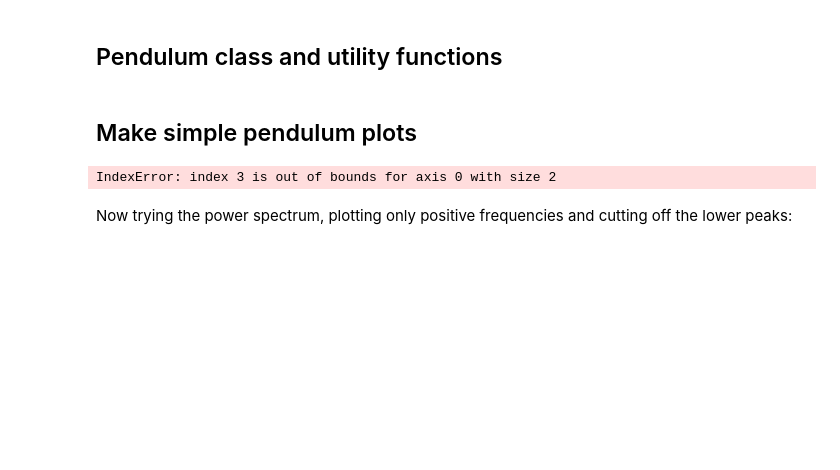
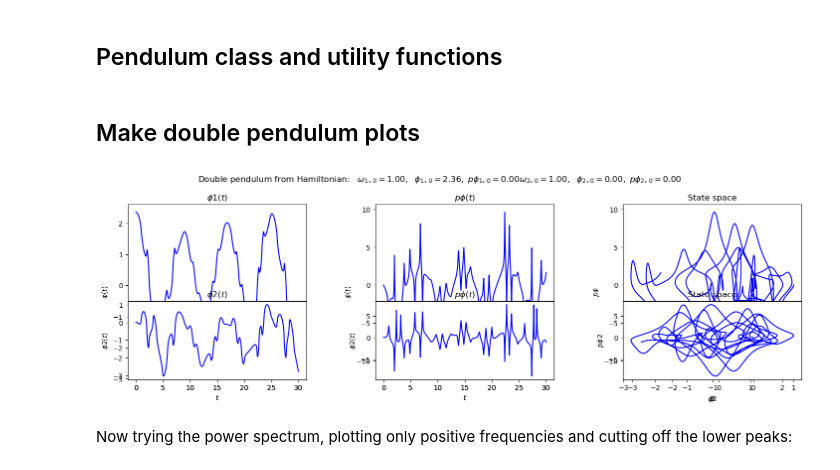
Before and after one commit to doyle340/Physics-5300, a Jupyter notebook: DoublePendulumNotebook.ipynb, the cells around one changed output. Drawn from its saved outputs; the diff is of its cells as text; code cells hidden in the pictures; blank space fills up the shorter version.

```diff
--- a/DoublePendulumNotebook.ipynb
+++ b/DoublePendulumNotebook.ipynb
@@ -177,6 +171,6 @@ def start_stop_indices(t_pts, plot_start, plot_stop):
     stop_index = (np.fabs(t_pts-plot_stop)).argmin()  # index in t_pts array
     return start_index, stop_index
 # %% [markdown]
-## Make simple pendulum plots
+## Make double pendulum plots
 # %%
 # Labels for individual plot axes
@@ -203,61 +201,98 @@ p1 = HamiltonianPendulum(L1=L1, L2=L2, g=g, mass1=mass1, mass2=mass2)
 # both plots: same initial conditions
 phi1_0 = (3./4.)*np.pi
 p_phi1_0 = 0.
-phi2_0 = (3./4.)*np.pi
+phi2_0 = 0.
 p_phi2_0 = 0.
-phi1, p_phi1, phi2, p_phi2 = p1.solve_ode(t_pts,
-                                          phi1_0,
-                                          p_phi1_0,
-                                          phi2_0,
+phi1, p_phi1, phi2, p_phi2 = p1.solve_ode(t_pts, \
+                                          phi1_0, \
+                                          p_phi1_0, \
+                                          phi2_0, \
                                           p_phi2_0)
 
 
 # start the plot!
 fig = plt.figure(figsize=(15,5))
-overall_title = 'Simple pendulum from Hamiltonian:  ' + \
-                rf' $\omega1_0 = {p1.omega1_0:.2f},$' + \
-                rf'  $\phi1_0 = {phi1_0:.2f},$' + \
-                rf' $p_phi1_0 = {p_phi1_0:.2f}$' + \
-                '\n'     # \n means a new line (adds some space here)
+overall_title = 'Double pendulum from Hamiltonian:  ' + \
+                rf' $\omega_1,_0 = {p1.omega1_0:.2f},$' + \
+                rf'  $\phi_1,_0 = {phi1_0:.2f},$' + \
+                rf' $p\phi_1,_0 = {p_phi1_0:.2f}$' + \
+                rf'$\omega_2,_0 = {p1.omega2_0:.2f},$' + \
+                rf'  $\phi_2,_0 = {phi2_0:.2f},$' + \
+                rf' $p\phi_2,_0 = {p_phi2_0:.2f}$' + \
+                '\n'    # \n means a new line (adds some space here)
+
 fig.suptitle(overall_title, va='baseline')
 
-# first plot: phi plot
+# first plot: phi1 plot
 ax_a = fig.add_subplot(1,3,1)
 
 start, stop = start_stop_indices(t_pts, t_start, t_end)
-plot_y_vs_x(t_pts[start : stop], phi[start : stop],
+plot_y_vs_x(t_pts[start : stop], phi1[start : stop],
             axis_labels=phi1_vs_time_labels,
             color='blue',
             label=None,
             title=r'$\phi1(t)$',
             ax=ax_a)
 
-# second plot: p_phi plot
+# second plot: p_phi1 plot
 ax_b = fig.add_subplot(1,3,2)
 
 start, stop = start_stop_indices(t_pts, t_start, t_end)
 plot_y_vs_x(t_pts[start : stop], p_phi1[start : stop],
             axis_labels=phi1_vs_time_labels,
             color='blue',
             label=None,
             title=r'$p\phi(t)$',
             ax=ax_b)
 
-# third plot: state space plot from t=30 to t=50
+# third plot: First Pendulum state space plot from t=0 to t=30
 ax_c = fig.add_subplot(1,3,3)
 
 start, stop = start_stop_indices(t_pts, t_start, t_end)
 plot_y_vs_x(phi1[start : stop], p_phi1[start : stop],
             axis_labels=state_space_labels,
             color='blue',
             label=None,
             title='State space',
             ax=ax_c)
 
+# fourth plot: phi2(t) from t=0 to t= 30
+ax_d = fig.add_subplot(2,3,4)
+
+start, stop = start_stop_indices(t_pts, t_start, t_end)
+plot_y_vs_x(t_pts[start : stop], phi2[start : stop],
+            axis_labels=phi2_vs_time_labels,
+            color='blue',
+            label=None,
+            title=r'$\phi2(t)$',
+            ax=ax_d)
+
+# fifth plot: p_phi2 plot
+ax_e = fig.add_subplot(2,3,5)
+
+start, stop = start_stop_indices(t_pts, t_start, t_end)
+plot_y_vs_x(t_pts[start : stop], p_phi2[start : stop],
+            axis_labels=phi2_vs_time_labels,
+            color='blue',
+            label=None,
+            title=r'$p\phi(t)$',
+            ax=ax_e)
+
+# sixth plot: Second Pendulum state space plot from t=0 to t=30
+ax_f = fig.add_subplot(2,3,6)
+
+start, stop = start_stop_indices(t_pts, t_start, t_end)
+plot_y_vs_x(phi2[start : stop], p_phi2[start : stop],
+            axis_labels=state_space2_labels,
+            color='blue',
+            label=None,
+            title='State space',
+            ax=ax_f)
+
 fig.tight_layout()
 fig.savefig('double_pendulum_Hamilton.png', bbox_inches='tight')
 # %% [output]
-IndexError: index 3 is out of bounds for axis 0 with size 2
+[figure, added]
 # %% [markdown]
 Now trying the power spectrum, plotting only positive frequencies and cutting off the lower peaks:
 # %%
```
Also changed, not shown: parts of 4 cells of this notebook.
